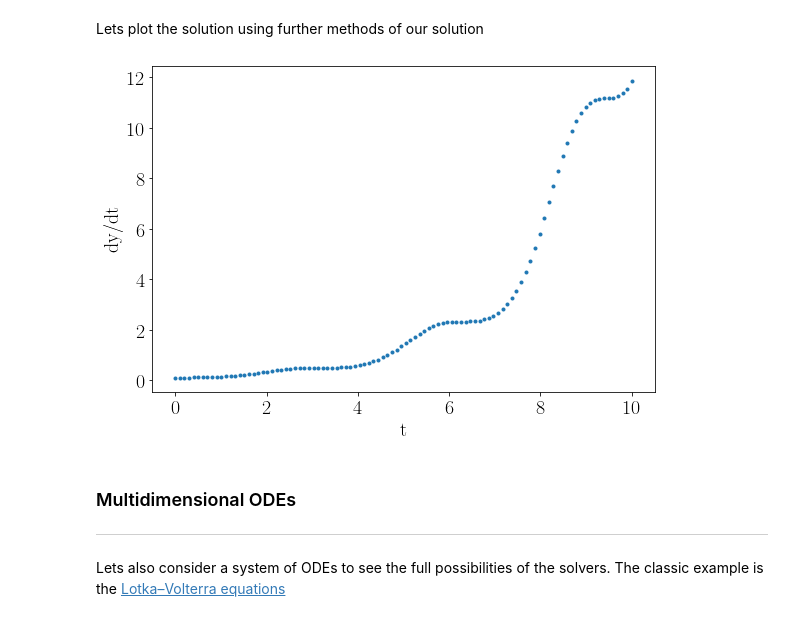
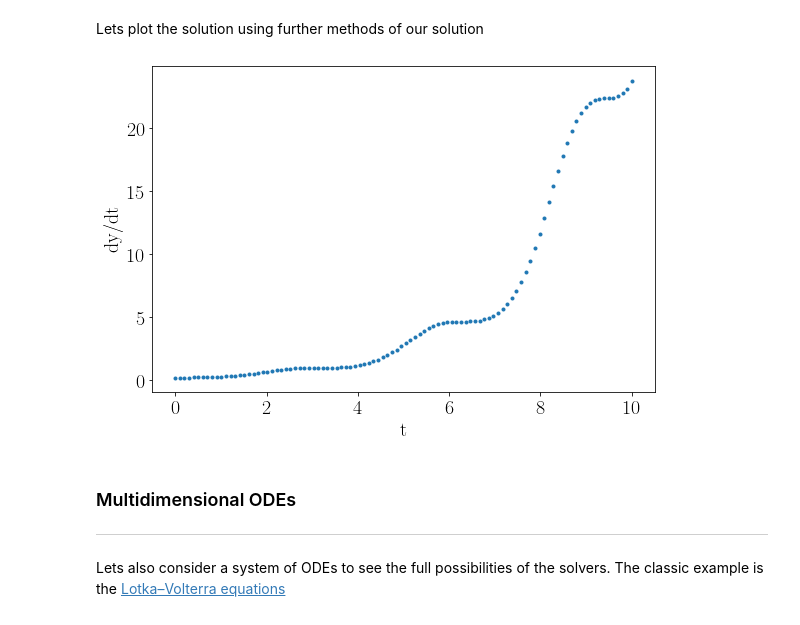
Before and after one commit to fcosi/python-data-plotting, a Jupyter notebook: Image Analysis and Integration.ipynb, the cells around one changed output. Cells and saved outputs as stored; diff of their text form; code cells hidden in the pictures.

```diff
--- a/Image Analysis and Integration.ipynb
+++ b/Image Analysis and Integration.ipynb
@@ -50,4 +81,4 @@ __note:__ As with the computation of fits here we give the solver routine the fu
 # %%
 from scipy.integrate import solve_ivp
 
-solution = solve_ivp(quadratic_sin, t_span=[0, 10], y0=[0.1], dense_output=True)
+solution = solve_ivp(quadratic_sin, t_span=[0, 10], y0=[0.2], dense_output=True)
@@ -67,18 +122,18 @@ Lets plot the solution using further methods of our solution
 # %%
 time = np.linspace(0,10,100)
 
 # the function .sol() is made possible by dense_output=True
 yt = solution.sol(time)
 
 fig, ax = plt.subplots(figsize=(9,6))
 
-ax.plot(time, yt.T, ".")
+ax.plot(time, yt[0], ".")
 ax.set_xlabel("t")
 ax.set_ylabel("dy/dt")
 
 fig.show()
 # %% [output]
-[figure, old version]
+[figure, new version]
 # %% [markdown]
 ### Multidimensional ODEs
 ---
```
Also changed, not shown: parts of 19 cells of this notebook, 2 other files.
